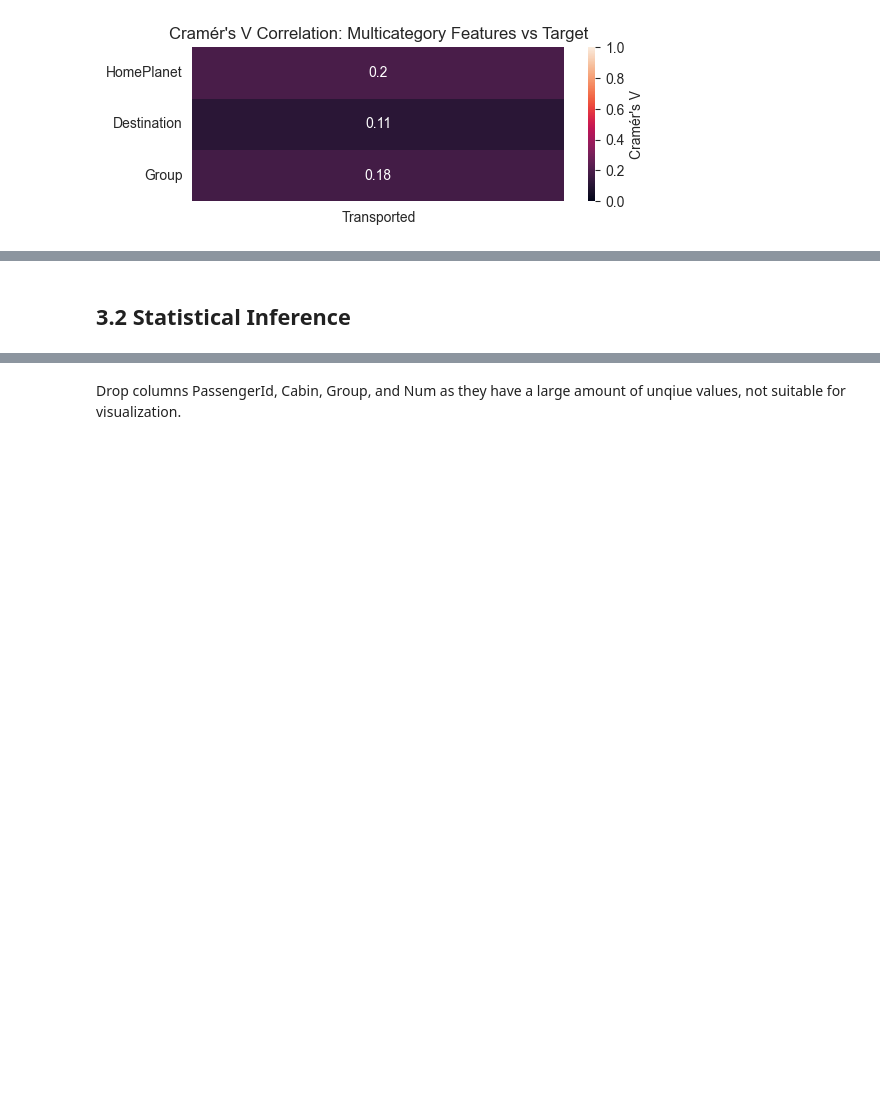
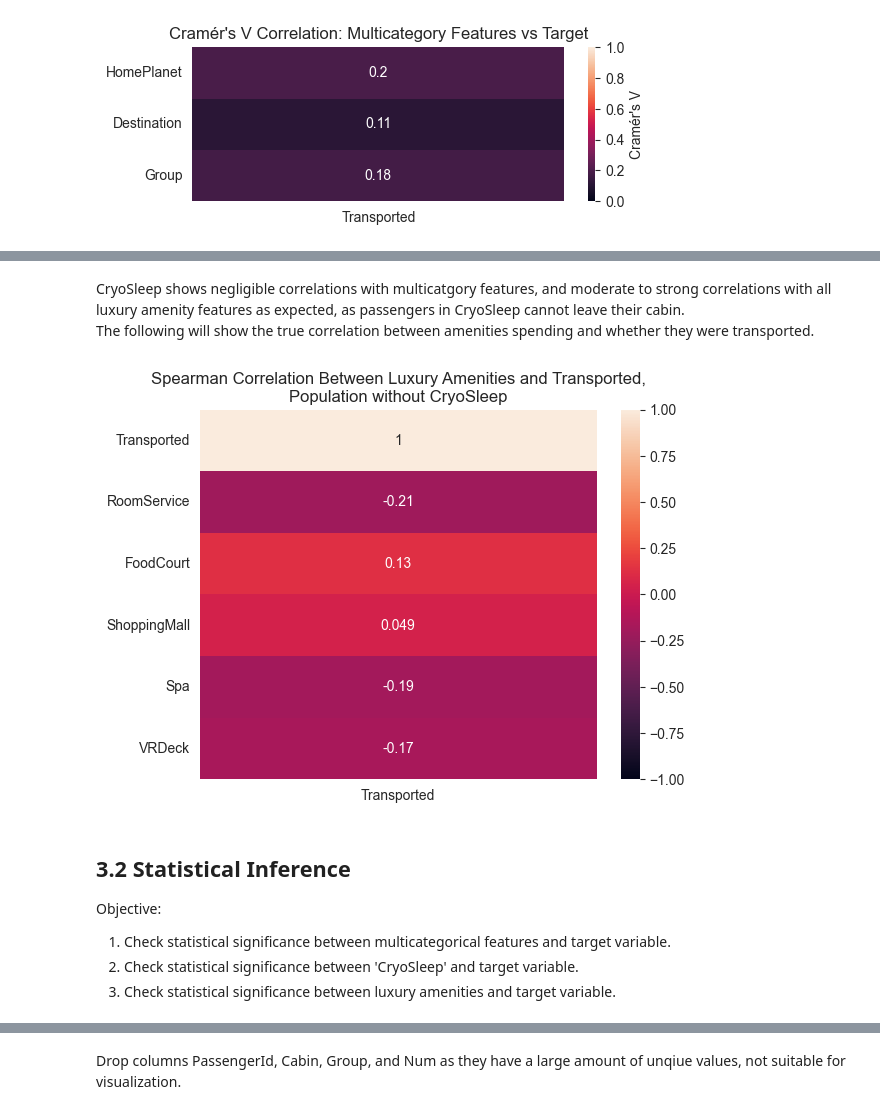
Before and after one commit to CelineChiLamNg/spaceship_prediction, a Jupyter notebook: spaceship_titanic.ipynb, the cells around one changed output, grey strips where cells are left out. Saved outputs shown, nothing was run; the diff lists cells and outputs as text; code cells hidden in the pictures; blank space fills up the shorter version.

Commit message:
statistical inference

```diff
--- a/spaceship_titanic.ipynb
+++ b/spaceship_titanic.ipynb
@@ -384,2 +431,25 @@ calculations shows that it is weakly correlated to other features.
+# %% [markdown]
+CryoSleep shows negligible correlations with multicatgory features, and
+moderate to strong correlations with all luxury amenity features as
+expected, as passengers in CryoSleep cannot leave their cabin. <br>
+The following will show the true correlation between amenities spending and
+whether they were transported.
+# %%
+columns = ['Transported', 'RoomService', 'FoodCourt', 'ShoppingMall', 'Spa',
+           'VRDeck']
+df = spaceship_eda[columns][spaceship_eda.CryoSleep==False]
+
+corr = df.corr('spearman')[['Transported']]
+sns.heatmap(corr, vmin=-1, vmax=1, annot=True)
+plt.title('Spearman Correlation Between Luxury Amenities and '
+          'Transported,\nPopulation without CryoSleep')
+plt.show()
+# %% [output]
+[figure, added]
 # %% [markdown]
 ## 3.2 Statistical Inference
+Objective: <br>
+1. Check statistical significance between multicategorical features and
+target variable.
+2. Check statistical significance between 'CryoSleep' and target variable.
+3. Check statistical significance between luxury amenities and target variable.
```
Also changed, not shown: parts of 15 cells of this notebook, 1 other file.
